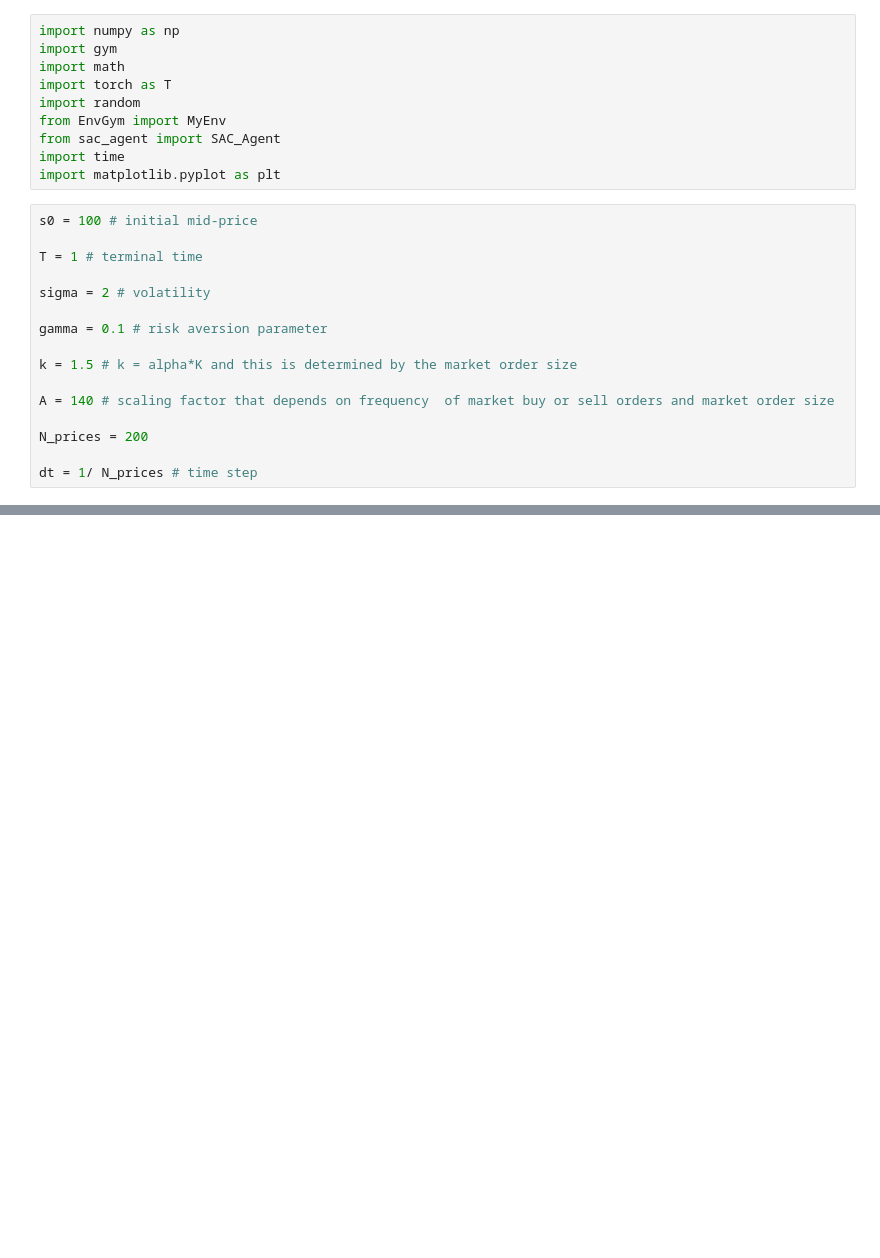
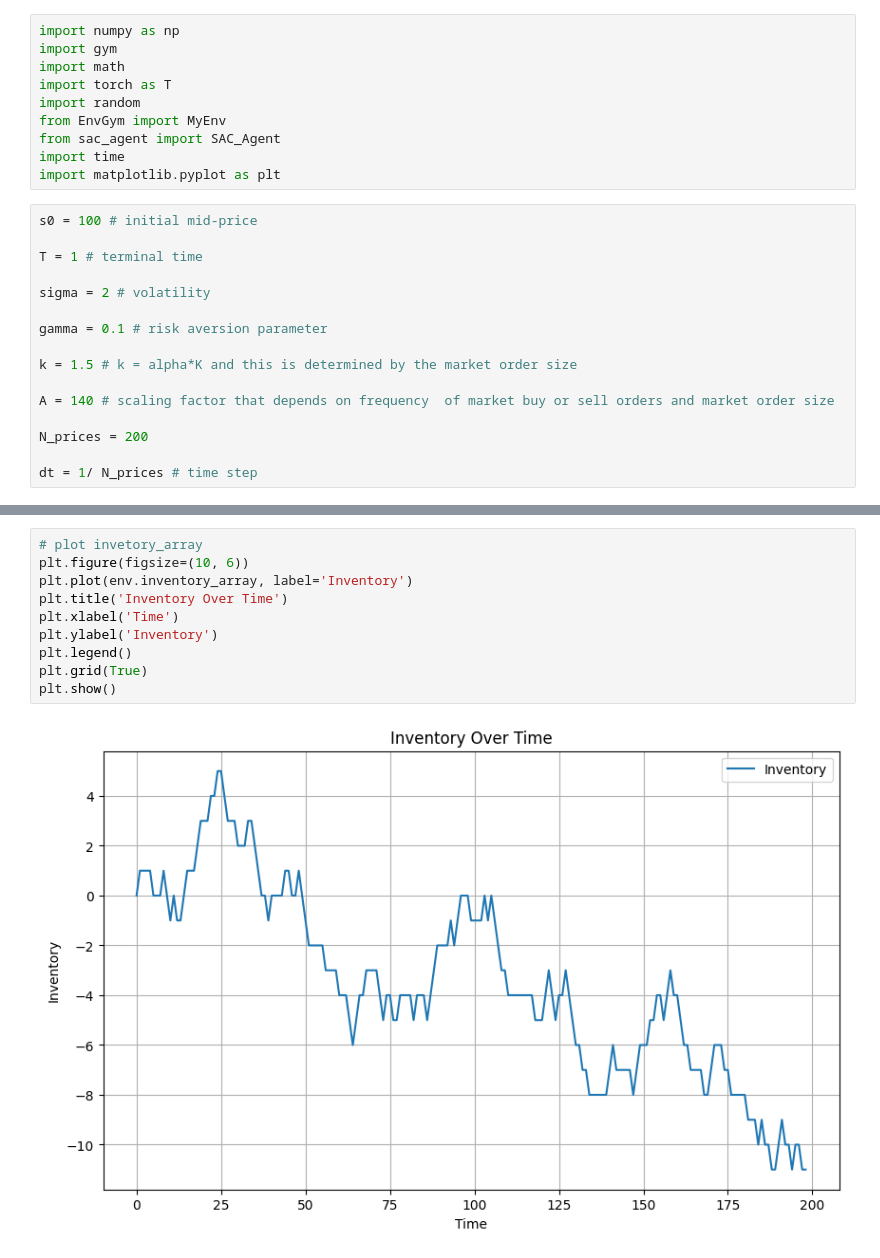
Before and after one commit to DusanaM/ThesisCode, a Jupyter notebook: Soft_Actor_Critic/SAC.ipynb, the cells around one changed output, grey strips where cells are left out. Cells and saved outputs as stored; diff of their text form; blank space fills up the shorter version.

```diff
--- a/Soft_Actor_Critic/SAC.ipynb
+++ b/Soft_Actor_Critic/SAC.ipynb
@@ -137,0 +158,12 @@ plt.show()
+# %%
+# plot invetory_array
+plt.figure(figsize=(10, 6))
+plt.plot(env.inventory_array, label='Inventory')
+plt.title('Inventory Over Time')
+plt.xlabel('Time')
+plt.ylabel('Inventory')
+plt.legend()
+plt.grid(True)
+plt.show()
+# %% [output]
+[figure, added]
```
Also changed, not shown: parts of 5 cells of this notebook, 4 other files.
